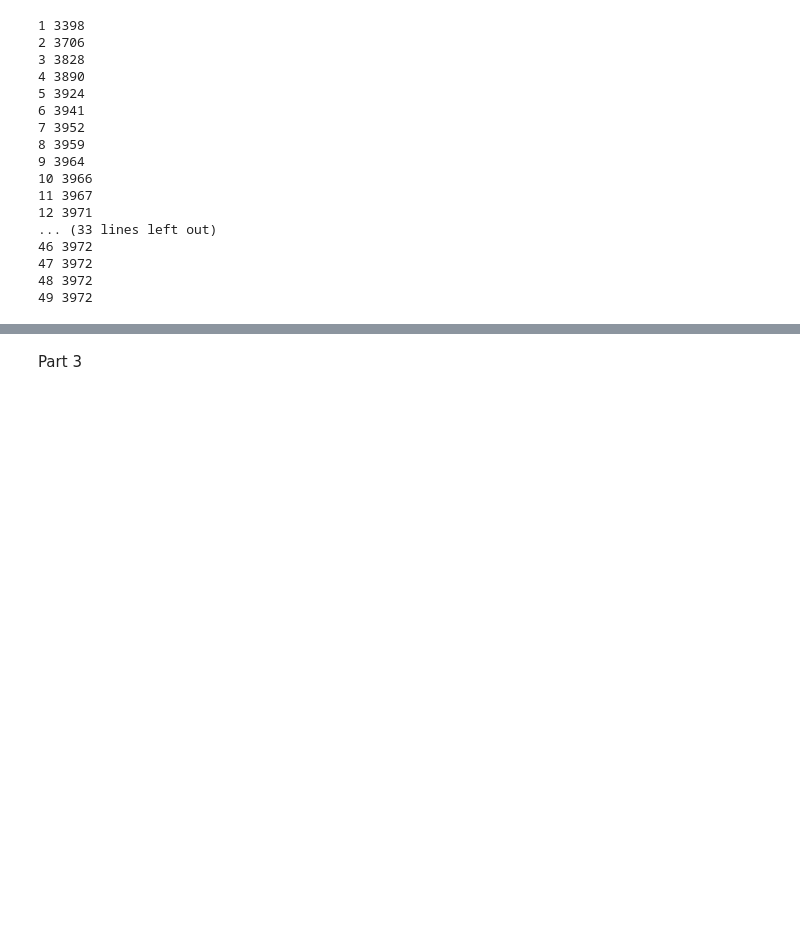
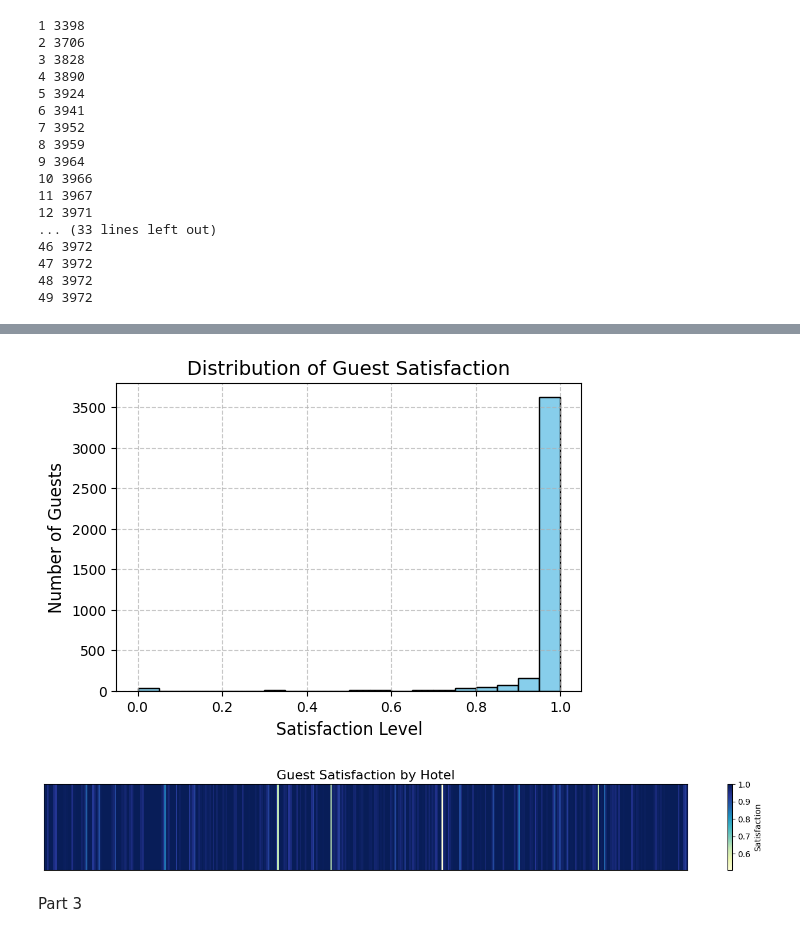
Before and after one commit to anastasiakhromova/project_hotels, a Jupyter notebook: project_raw.ipynb, the cells around one changed output, grey strips where cells are left out. Cells and saved outputs as stored; diff of their text form; code cells hidden in the pictures; blank space fills up the shorter version.

```diff
--- a/project_raw.ipynb
+++ b/project_raw.ipynb
@@ -428,7 +374,7 @@ x = len(guests_leftovers)
 # %%
 hotels_for_leftovers = hotels_rest[hotels_rest['rest'] > 0].sort_values('price') #additional marketing step to let leftovers check in in the cheapest hotels
 # %%
-rooms_leftovers = pd.merge(hotels_new, hotels_for_leftovers, left_on = 'hotel_number', right_on = 'hotel', how = 'inner')
+rooms_leftovers = pd.merge(hotels_new, hotels_for_leftovers, on = 'hotel', how = 'inner')
 # %%
 rooms_leftovers = rooms_leftovers[rooms_leftovers['room_number'] > rooms_leftovers['guests']]
 # %%
@@ -474,3 +411,8 @@ sum(result_distribution_group_part2['price_final'])
+# %%
+plot_satisfaction(final_guests)
+# %% [output]
+[figure, added]
+[figure, added]
 # %% [markdown]
 Part 3
 # %%
```
Also changed, not shown: parts of 95 cells of this notebook.
